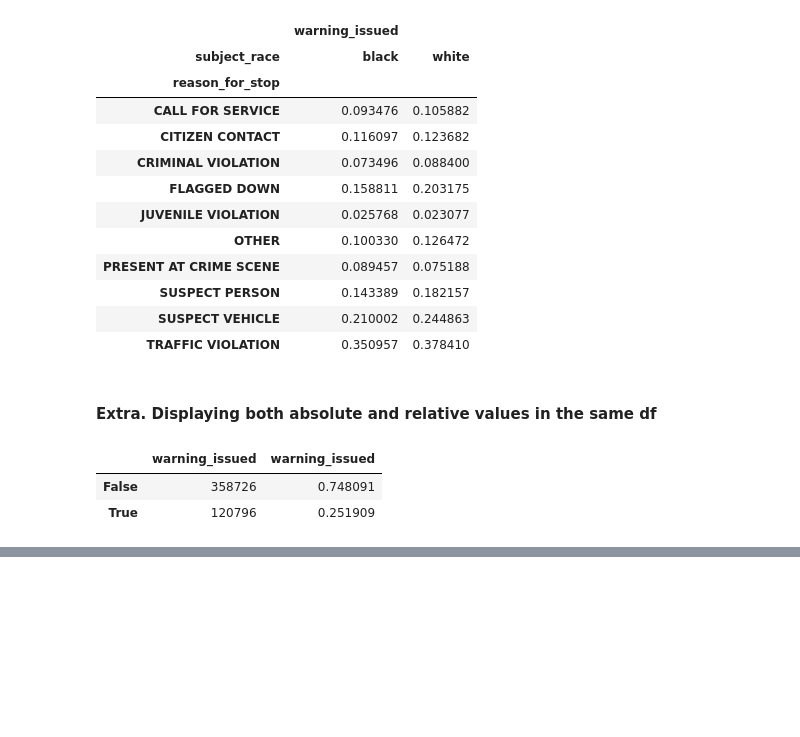
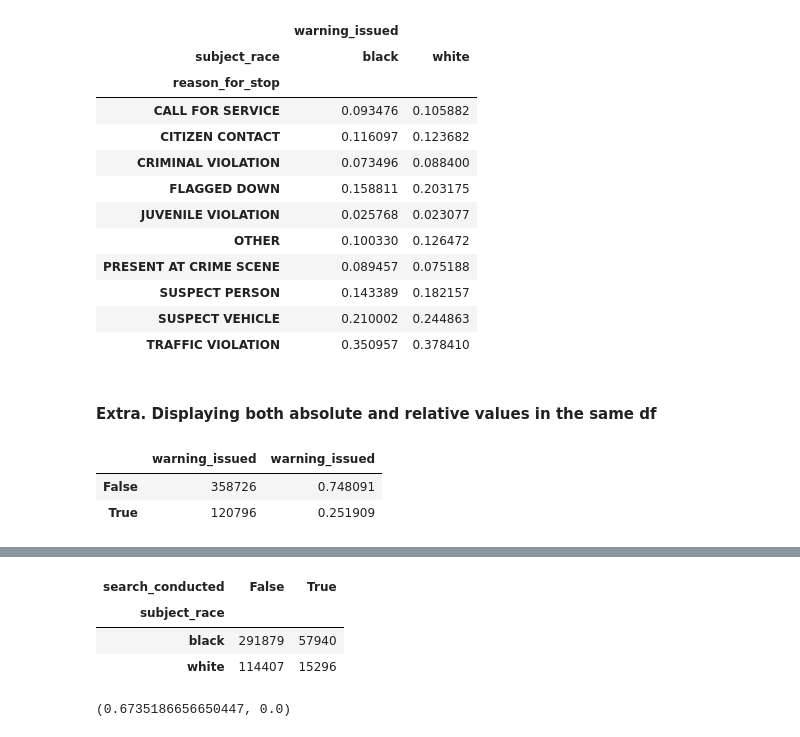
Before and after one commit to albertoabreu91/Practice_zone, a Jupyter notebook: New_Orleans_police.ipynb, the cells around one changed output, grey strips where cells are left out. Drawn from its saved outputs; the diff is of its cells as text; code cells hidden in the pictures; blank space fills up the shorter version.

```diff
--- a/New_Orleans_police.ipynb
+++ b/New_Orleans_police.ipynb
@@ -232,5 +232,5 @@ data.head()
 # %% [markdown]
 ### Q3. Does white people get more warnings for same violations than black people do?
 # %%
-data_reasons = data[((data.subject_race == 'black') | (data.subject_race == 'white'))]
+data_b_w_only = data[((data.subject_race == 'black') | (data.subject_race == 'white'))]
 # %%
@@ -330,0 +342,12 @@ data_warnings_comb
+# %%
+data_search_xtab = pd.crosstab(index=data_b_w_only.subject_race, columns=data_b_w_only.search_conducted)
+data_search_xtab
+# %% [output]
+| search_conducted | False | True |
+| subject_race |  |  |
+| black | 291879 | 57940 |
+| white | 114407 | 15296 |
+# %%
+ss.fisher_exact(data_search_xtab)
+# %% [output]
+(0.6735186656650447, 0.0)
```
Also changed, not shown: parts of 10 cells of this notebook.
